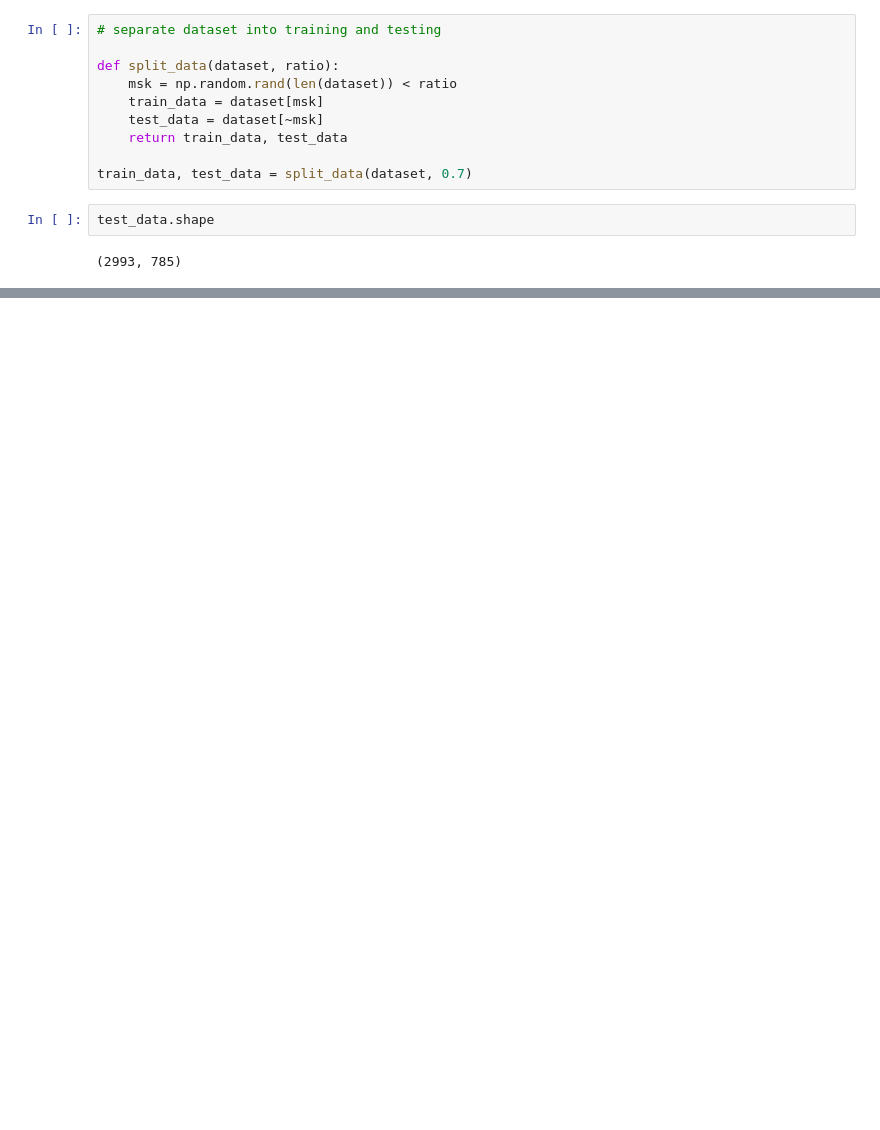
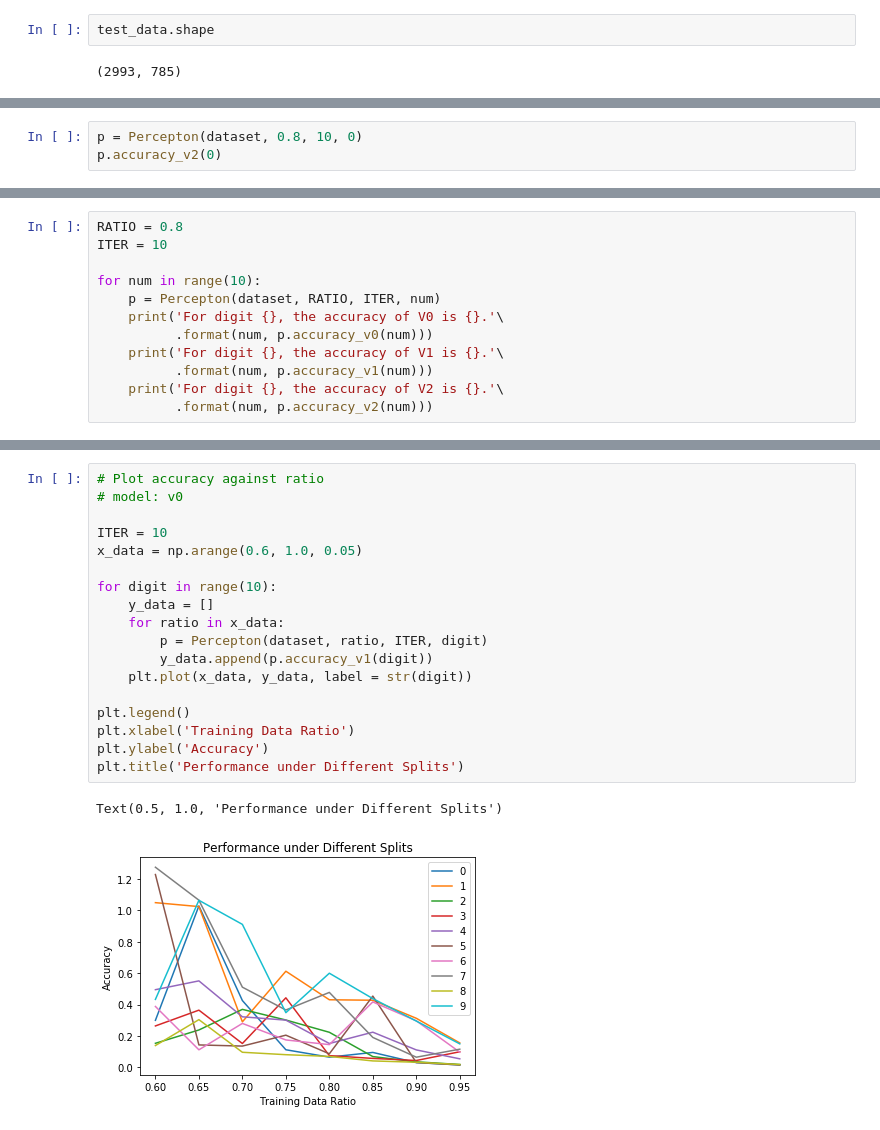
Before and after one commit to anyu0/machine-learning-2020s, a Jupyter notebook: hw2/q6/perceptron.ipynb, the cells around one changed output, grey strips where cells are left out. Saved outputs shown, nothing was run; the diff lists cells and outputs as text; blank space fills up the shorter version.

Commit message:
making Percepton class

```diff
--- a/hw2/q6/perceptron.ipynb
+++ b/hw2/q6/perceptron.ipynb
@@ -20,13 +21,3 @@ dataset = np.concatenate((mat_contents['X'], mat_contents['Y']), axis=1) # X, Y
-# %%
-# separate dataset into training and testing
-
-def split_data(dataset, ratio):
-    msk = np.random.rand(len(dataset)) < ratio
-    train_data = dataset[msk]
-    test_data = dataset[~msk]
-    return train_data, test_data
-
-train_data, test_data = split_data(dataset, 0.7)
 # %%
 test_data.shape
 # %% [output]
@@ -122,0 +184,3 @@ percepton_accuracy(train_data, test_data, 100, 0)
+# %%
+p = Percepton(dataset, 0.8, 10, 0)
+p.accuracy_v2(0)
@@ -122,0 +206,12 @@ percepton_accuracy(train_data, test_data, 100, 0)
+# %%
+RATIO = 0.8
+ITER = 10
+
+for num in range(10):
+    p = Percepton(dataset, RATIO, ITER, num)
+    print('For digit {}, the accuracy of V0 is {}.'\
+          .format(num, p.accuracy_v0(num)))
+    print('For digit {}, the accuracy of V1 is {}.'\
+          .format(num, p.accuracy_v1(num)))
+    print('For digit {}, the accuracy of V2 is {}.'\
+          .format(num, p.accuracy_v2(num)))
@@ -122,0 +236,21 @@ percepton_accuracy(train_data, test_data, 100, 0)
+# %%
+# Plot accuracy against ratio
+# model: v0
+
+ITER = 10
+x_data = np.arange(0.6, 1.0, 0.05)
+
+for digit in range(10):
+    y_data = []
+    for ratio in x_data:
+        p = Percepton(dataset, ratio, ITER, digit)
+        y_data.append(p.accuracy_v1(digit))
+    plt.plot(x_data, y_data, label = str(digit))
+
+plt.legend()
+plt.xlabel('Training Data Ratio')
+plt.ylabel('Accuracy')
+plt.title('Performance under Different Splits')
+# %% [output]
+Text(0.5, 1.0, 'Performance under Different Splits')
+[figure, added]
```
Also changed, not shown: parts of 13 cells of this notebook, 2 other files.
